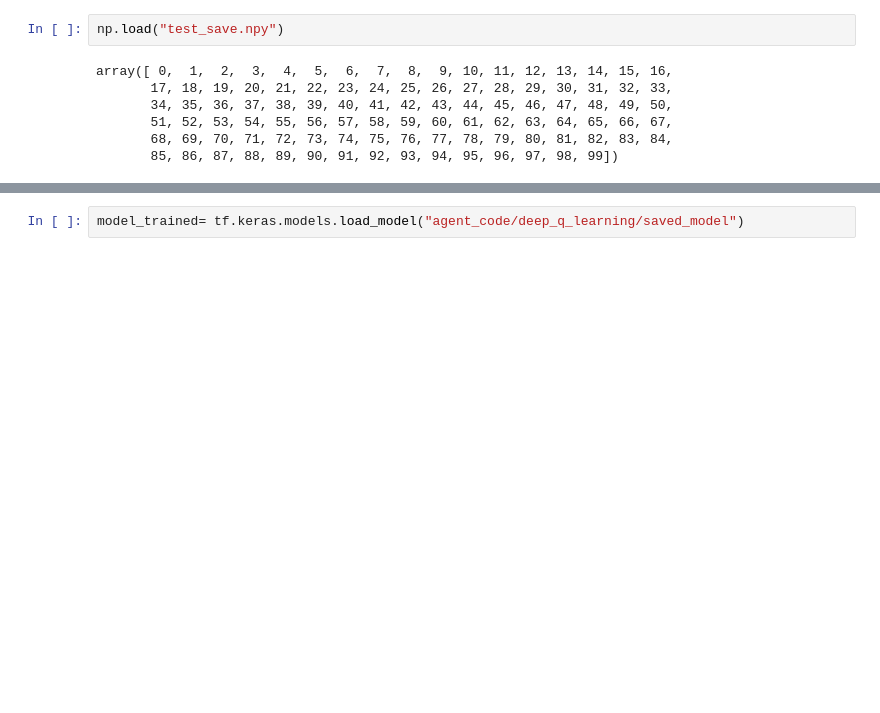
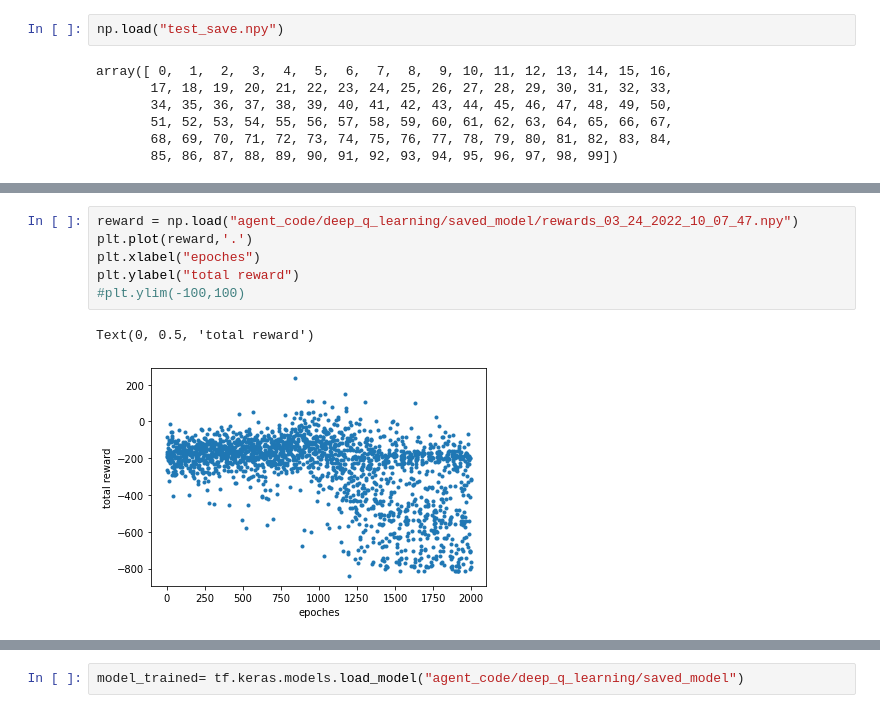
Before and after one commit to vivkaz/bomberman, a Jupyter notebook: Run_bomberman.ipynb, the cells around one changed output, grey strips where cells are left out. Cells and saved outputs as stored; diff of their text form; blank space fills up the shorter version.

```diff
--- a/Run_bomberman.ipynb
+++ b/Run_bomberman.ipynb
@@ -222 +201,10 @@ Text(0, 0.5, 'total reward')
+# %%
+reward = np.load("agent_code/deep_q_learning/saved_model/rewards_03_24_2022_10_07_47.npy")
+plt.plot(reward,'.')
+plt.xlabel("epoches")
+plt.ylabel("total reward")
+#plt.ylim(-100,100)
+# %% [output]
+Text(0, 0.5, 'total reward')
+[figure, added]
 # %%
```
Also changed, not shown: parts of 7 cells of this notebook, 37 other files.
